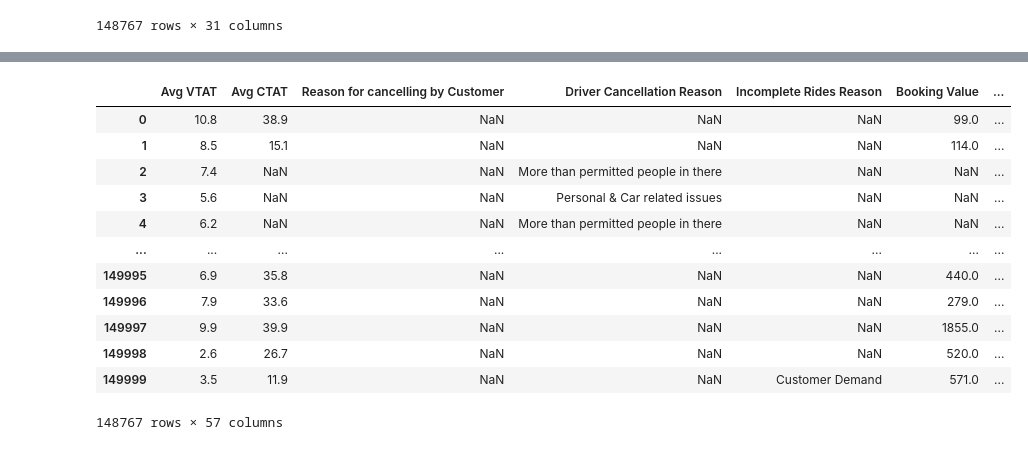
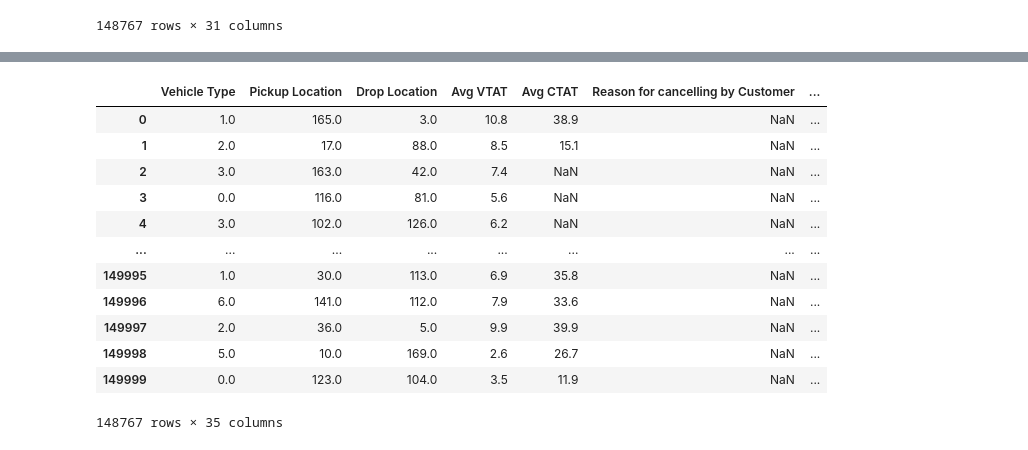
Before and after one commit to Zhiqiang03/CMSE-830-Project, a Jupyter notebook: preprocess.ipynb, the cells around one changed output, grey strips where cells are left out. Saved outputs shown, nothing was run; the diff lists cells and outputs as text; code cells hidden in the pictures.

```diff
--- a/preprocess.ipynb
+++ b/preprocess.ipynb
@@ -97,13 +81,3 @@ df
 | 149998 | Completed | Uber XL | Ashram | Vasant Kunj | 2.6 | 26.7 | ... |
 | 149999 | Incomplete | Auto | Pitampura | Nehru Place | 3.5 | 11.9 | ... |
 148767 rows × 31 columns
-# %%
-N = 10
-high_cardinality_cols = ['Pickup Location', 'Drop Location']
-for col in high_cardinality_cols:
-    # Get the top N categories
-    top_categories = df[col].value_counts().nlargest(N).index
-    print(f"Top {N} categories in '{col}': {list(top_categories)}")
-
-    # Replace all other categories with 'Other'
-    df[col] = df[col].where(df[col].isin(top_categories), 'Other')
@@ -112,0 +84,15 @@ Top 10 categories in 'Drop Location': ['Ashram', 'Basai Dhankot', 'Narsinghpur',
+# %%
+from sklearn.preprocessing import OrdinalEncoder
+
+cat_cols = ['Vehicle Type', 'Pickup Location', 'Drop Location']
+cat_cols = [c for c in cat_cols if c in df.columns]
+
+# Normalize types and handle missing
+df[cat_cols] = df[cat_cols].astype('string').fillna('Unknown')
+
+# Encode; unknown categories at transform time -> -1
+encoder = OrdinalEncoder(handle_unknown='use_encoded_value', unknown_value=-1)
+df[cat_cols] = encoder.fit_transform(df[cat_cols])
+
+# Optional: keep category lists for later use
+encoded_categories = {col: list(cats) for col, cats in zip(cat_cols, encoder.categories_)}
@@ -113,21 +115,17 @@ Top 10 categories in 'Drop Location': ['Ashram', 'Basai Dhankot', 'Narsinghpur',
 # %%
-cols_to_encode = [
-    'Booking Status', 'Vehicle Type',
-    'Pickup Location', 'Drop Location'
-]
-df = pd.get_dummies(df, columns=cols_to_encode, drop_first=True, dummy_na=False)
+df = pd.get_dummies(df, columns=['Booking Status'], prefix='Booking Status')
 df
 # %% [output]
-|  | Avg VTAT | Avg CTAT | Reason for cancelling by Customer | Driver Cancellation Reason | Incomplete Rides Reason | Booking Value | ... |
-| 0 | 10.8 | 38.9 | NaN | NaN | NaN | 99.0 | ... |
-| 1 | 8.5 | 15.1 | NaN | NaN | NaN | 114.0 | ... |
-| 2 | 7.4 | NaN | NaN | More than permitted people in there | NaN | NaN | ... |
-| 3 | 5.6 | NaN | NaN | Personal & Car related issues | NaN | NaN | ... |
-| 4 | 6.2 | NaN | NaN | More than permitted people in there | NaN | NaN | ... |
+|  | Vehicle Type | Pickup Location | Drop Location | Avg VTAT | Avg CTAT | Reason for cancelling by Customer | ... |
+| 0 | 1.0 | 165.0 | 3.0 | 10.8 | 38.9 | NaN | ... |
+| 1 | 2.0 | 17.0 | 88.0 | 8.5 | 15.1 | NaN | ... |
+| 2 | 3.0 | 163.0 | 42.0 | 7.4 | NaN | NaN | ... |
+| 3 | 0.0 | 116.0 | 81.0 | 5.6 | NaN | NaN | ... |
+| 4 | 3.0 | 102.0 | 126.0 | 6.2 | NaN | NaN | ... |
 | ... | ... | ... | ... | ... | ... | ... | ... |
-| 149995 | 6.9 | 35.8 | NaN | NaN | NaN | 440.0 | ... |
-| 149996 | 7.9 | 33.6 | NaN | NaN | NaN | 279.0 | ... |
-| 149997 | 9.9 | 39.9 | NaN | NaN | NaN | 1855.0 | ... |
-| 149998 | 2.6 | 26.7 | NaN | NaN | NaN | 520.0 | ... |
-| 149999 | 3.5 | 11.9 | NaN | NaN | Customer Demand | 571.0 | ... |
+| 149995 | 1.0 | 30.0 | 113.0 | 6.9 | 35.8 | NaN | ... |
+| 149996 | 6.0 | 141.0 | 112.0 | 7.9 | 33.6 | NaN | ... |
+| 149997 | 2.0 | 36.0 | 5.0 | 9.9 | 39.9 | NaN | ... |
+| 149998 | 5.0 | 10.0 | 169.0 | 2.6 | 26.7 | NaN | ... |
+| 149999 | 0.0 | 123.0 | 104.0 | 3.5 | 11.9 | NaN | ... |
-148767 rows × 57 columns
+148767 rows × 35 columns
```
Also changed, not shown: parts of 12 cells of this notebook, 5 other files.
